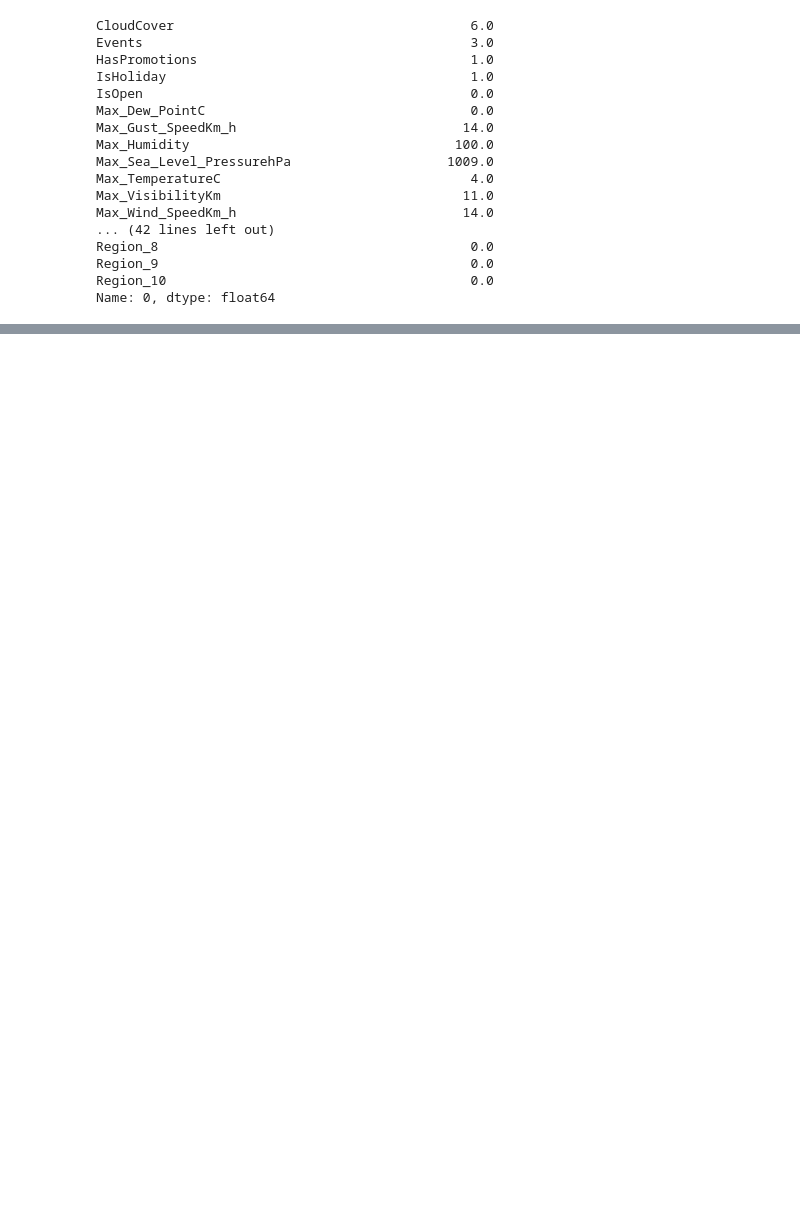
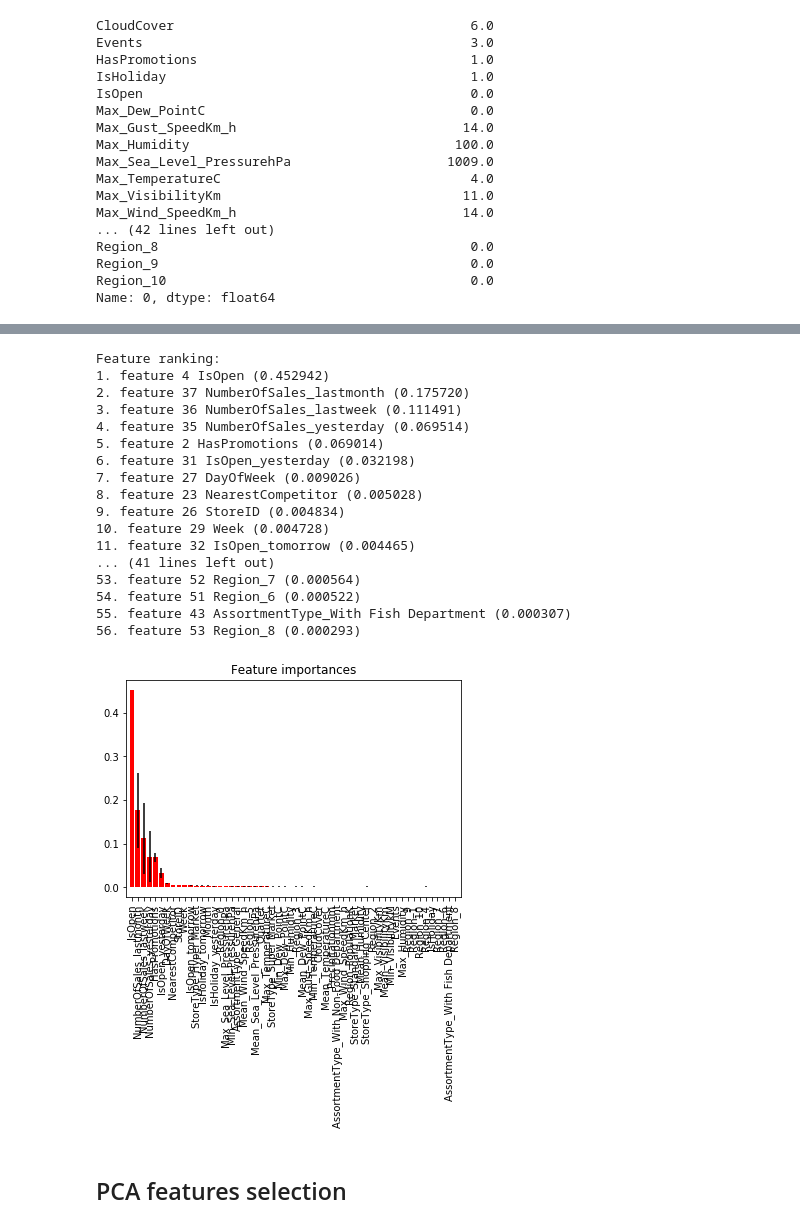
Before and after one commit to NGervasoni/DMTM-bip-challenge, a Jupyter notebook: Preprocessing.ipynb, the cells around one changed output, grey strips where cells are left out. Cells and saved outputs as stored; diff of their text form; code cells hidden in the pictures; blank space fills up the shorter version.

Commit message:
Features Selection

```diff
--- a/Preprocessing.ipynb
+++ b/Preprocessing.ipynb
@@ -292,5 +241,8 @@ df['Events'] = df['Events'].fillna('Sun')
+# %%
+# No-Events (NaN) are considered as sunny days, with lowest value (0) on the events scale
+df['Events'] = df['Events'].fillna(0)
 # %%
-df=df.replace({'Sun':0,'Rain' :1 ,'Thunderstorm':1,'Fog':1,'Snow' : 2 ,'Fog-Rain' : 2 ,'Rain-Thunderstorm' : 2 ,'Rain-Snow' : 2 ,'Fog-Snow' : 2 ,'Fog-Rain-Snow' : 3 ,'Rain-Hail': 3,'Snow-Hail': 3,'Rain-Snow-Hail': 3,'Fog-Rain-Hail': 3,'Fog-Thunderstorm': 3,'Fog-Rain-Thunderstorm':4,'Fog-Snow-Hail':4,'Fog-Rain-Snow-Hail':4, 'Rain-Snow-Thunderstorm':4,'Rain-Hail-Thunderstorm':4, 'Fog-Rain-Hail-Thunderstorm':4,'Rain-Snow-Hail-Thunderstorm':4})
+df=df.replace({'Rain':1, 'Thunderstorm':1, 'Fog':1, 'Snow': 2, 'Fog-Rain': 2, 'Rain-Thunderstorm': 2, 'Rain-Snow':2, 'Fog-Snow':2, 'Fog-Rain-Snow':3, 'Rain-Hail':3, 'Snow-Hail':3, 'Rain-Snow-Hail':3, 'Fog-Rain-Hail':3, 'Fog-Thunderstorm':3, 'Fog-Rain-Thunderstorm':4, 'Fog-Snow-Hail':4, 'Fog-Rain-Snow-Hail':4, 'Rain-Snow-Thunderstorm':4, 'Rain-Hail-Thunderstorm':4, 'Fog-Rain-Hail-Thunderstorm':4, 'Rain-Snow-Hail-Thunderstorm':4})
 
 df['Events'].unique()
 # %% [output]
@@ -326,0 +284,7 @@ True
+# %%
+# getting indices (rows) of all NaN values
+inds = pd.isnull(X).any(1).nonzero()[0]
+# %%
+# drop all the rows with NaN values
+y = y.drop(y.index[inds])
+X = X.drop(X.index[inds])
@@ -332,25 +311,48 @@ ValueError: Input contains NaN, infinity or a value too large for dtype('float32
 # %%
+# preso pari pari dal notebook di Lanzi
+
 importances = forest.feature_importances_
 std = np.std([tree.feature_importances_ for tree in forest.estimators_],
              axis=0)
 indices = np.argsort(importances)[::-1]
 
 # Print the feature ranking
 print("Feature ranking:")
 
 for f in range(X.shape[1]):
-    print("%d. feature %d %s (%f)" % (f + 1, indices[f], data.feature_names[indices[f]], importances[indices[f]]))
+    print("%d. feature %d %s (%f)" % (f + 1, indices[f], X.columns[indices[f]], importances[indices[f]]))
 
 # Plot the feature importances of the forest
 plt.figure()
 plt.title("Feature importances")
 plt.bar(range(X.shape[1]), importances[indices],
        color="r", yerr=std[indices], align="center")
-plt.xticks(range(X.shape[1]), data.feature_names[indices],rotation=90)
+plt.xticks(range(X.shape[1]), X.columns[indices],rotation=90)
 plt.xlim([-1, X.shape[1]])
 plt.show()
+# %% [output]
+Feature ranking:
+1. feature 4 IsOpen (0.452942)
+2. feature 37 NumberOfSales_lastmonth (0.175720)
+3. feature 36 NumberOfSales_lastweek (0.111491)
+4. feature 35 NumberOfSales_yesterday (0.069514)
+5. feature 2 HasPromotions (0.069014)
+6. feature 31 IsOpen_yesterday (0.032198)
+7. feature 27 DayOfWeek (0.009026)
+8. feature 23 NearestCompetitor (0.005028)
+9. feature 26 StoreID (0.004834)
+10. feature 29 Week (0.004728)
+11. feature 32 IsOpen_tomorrow (0.004465)
+... (41 lines left out)
+53. feature 52 Region_7 (0.000564)
+54. feature 51 Region_6 (0.000522)
+55. feature 43 AssortmentType_With Fish Department (0.000307)
+56. feature 53 Region_8 (0.000293)
+[figure, added]
 # %%
 feature_selection_model = SelectFromModel(forest, prefit=True)
 # %%
 X_selected_features_forest = feature_selection_model.transform(X)
 X_selected_features_forest.shape
+# %% [markdown]
+## PCA features selection
```
Also changed, not shown: parts of 18 cells of this notebook.
